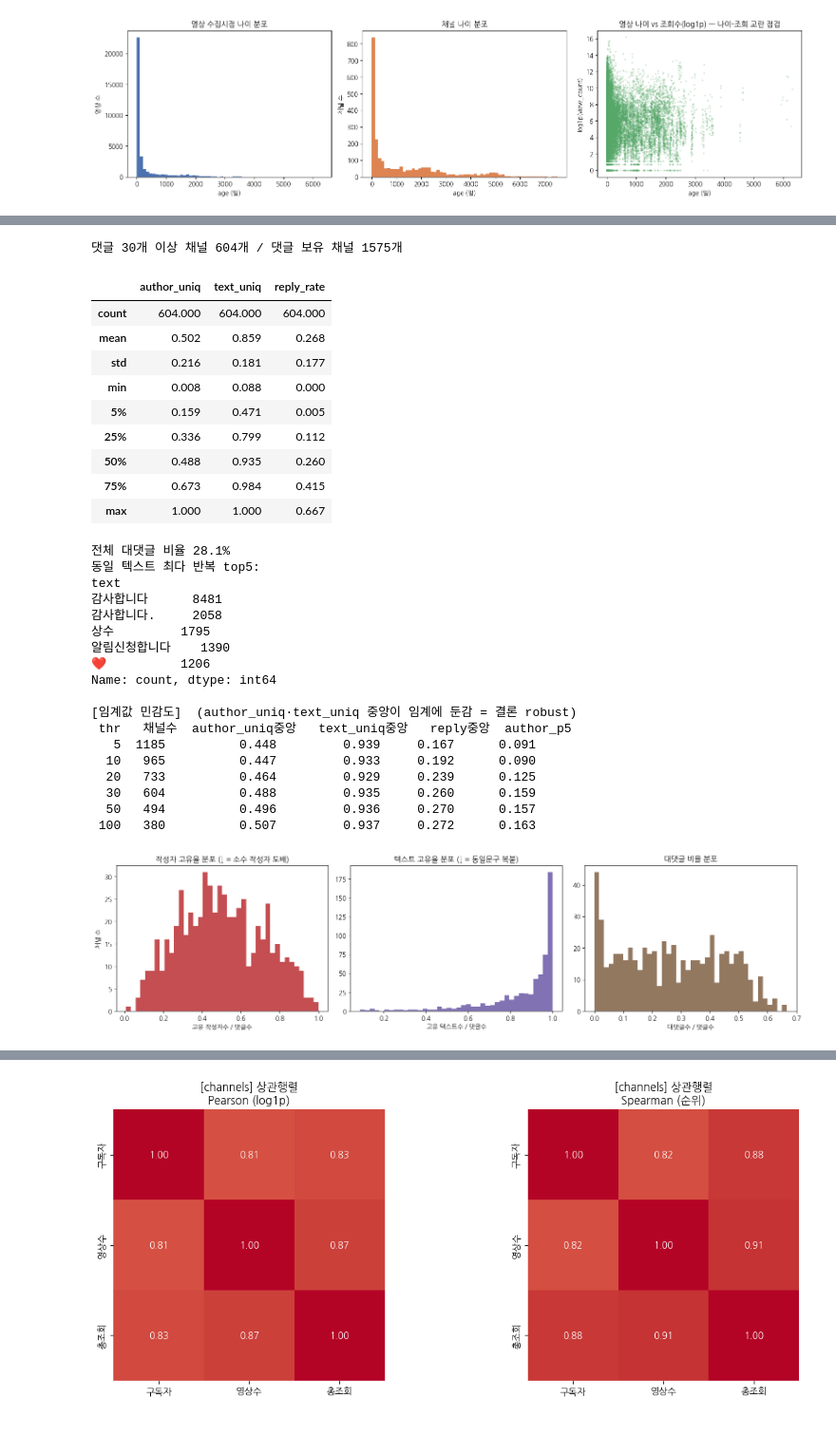
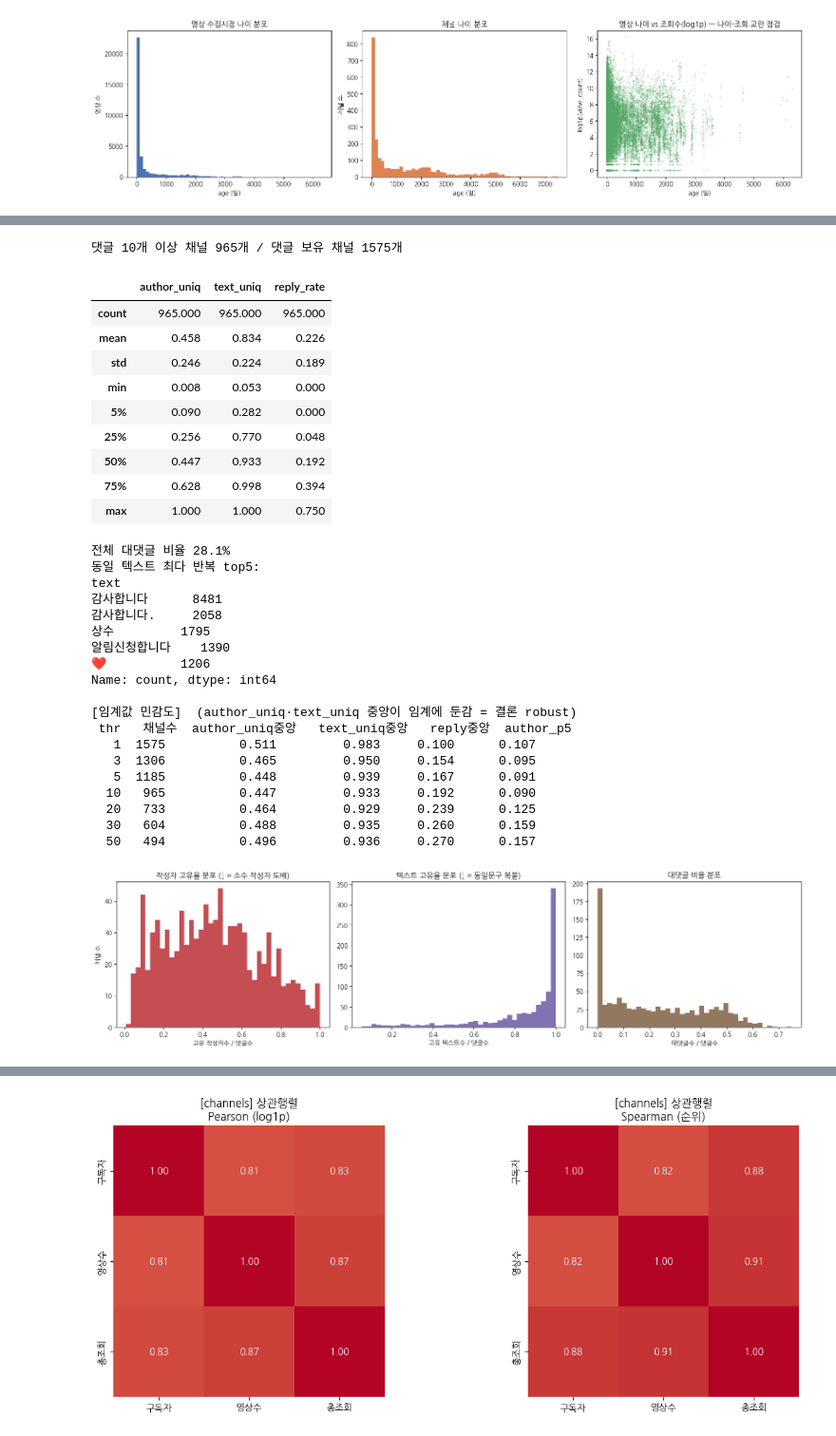
Before and after one commit to songyaeji/StockGuard_for_YouTube, a Jupyter notebook: notebooks/preprocessing.ipynb, the cells around one changed output, grey strips where cells are left out. Shown at 95% size. Saved outputs shown, nothing was run; the diff lists cells and outputs as text; code cells hidden in the pictures.

```diff
--- a/notebooks/preprocessing.ipynb
+++ b/notebooks/preprocessing.ipynb
@@ -737,57 +775,58 @@ beh = pd.DataFrame({
     'text_uniq'   : g['text'].nunique() / cmt_n,      # 텍스트 고유율 ↓ = 복붙 도배
     'reply_rate'  : df_comments['parent_id'].notna().groupby(df_comments['channel_id']).mean(),  # 대댓글 비율
 })
-beh_s = beh[beh['comment_n'] >= 30]   # 비율 분모 안정: 댓글 30개 이상 채널만
-print(f'댓글 30개 이상 채널 {len(beh_s)}개 / 댓글 보유 채널 {len(beh)}개')
+beh_s = beh[beh['comment_n'] >= 10]   # 비율 분모 안정: 댓글 10개 이상 채널만
+print(f'댓글 10개 이상 채널 {len(beh_s)}개 / 댓글 보유 채널 {len(beh)}개')
 display(beh_s[['author_uniq','text_uniq','reply_rate']].describe(percentiles=[.05,.25,.5,.75]).round(3))
 print(f'전체 대댓글 비율 {df_comments["parent_id"].notna().mean()*100:.1f}%')
 print('동일 텍스트 최다 반복 top5:'); print(df_comments['text'].value_counts().head(5))
 
-# 임계값 민감도: 댓글 최소 기준 30은 자의적 → 바꿔도 중앙 결론 안 흔들리는지(robust) 확인
+# 임계값 민감도: 댓글 최소 기준 10은 자의적 → 바꿔도 중앙 결론 안 흔들리는지(robust) 확인
 print('\n[임계값 민감도]  (author_uniq·text_uniq 중앙이 임계에 둔감 = 결론 robust)')
 print(f'{"thr":>4} {"채널수":>5} {"author_uniq중앙":>14} {"text_uniq중앙":>13} {"reply중앙":>9} {"author_p5":>10}')
-for t in [5, 10, 20, 30, 50, 100]:
+for t in [1, 3, 5, 10, 20, 30, 50]:
     s = beh[beh['comment_n'] >= t]
     print(f'{t:>4} {len(s):>5} {s["author_uniq"].median():>14.3f} {s["text_uniq"].median():>13.3f} '
           f'{s["reply_rate"].median():>9.3f} {s["author_uniq"].quantile(.05):>10.3f}')
 
 fig, ax = plt.subplots(1, 3, figsize=(16, 4.2))
 ax[0].hist(beh_s['author_uniq'], bins=40, color='#c44e52')
 ax[0].set_title('작성자 고유율 분포 (↓ = 소수 작성자 도배)'); ax[0].set_xlabel('고유 작성자수 / 댓글수'); ax[0].set_ylabel('채널 수')
 ax[1].hist(beh_s['text_uniq'], bins=40, color='#8172b3')
 ax[1].set_title('텍스트 고유율 분포 (↓ = 동일문구 복붙)'); ax[1].set_xlabel('고유 텍스트수 / 댓글수')
 ax[2].hist(beh_s['reply_rate'], bins=40, color='#937860')
 ax[2].set_title('대댓글 비율 분포'); ax[2].set_xlabel('대댓글수 / 댓글수')
 plt.tight_layout(); plt.show()
 # %% [output]
-댓글 30개 이상 채널 604개 / 댓글 보유 채널 1575개
+댓글 10개 이상 채널 965개 / 댓글 보유 채널 1575개
 |  | author_uniq | text_uniq | reply_rate |
-| count | 604.000 | 604.000 | 604.000 |
-| mean | 0.502 | 0.859 | 0.268 |
-| std | 0.216 | 0.181 | 0.177 |
-| min | 0.008 | 0.088 | 0.000 |
-| 5% | 0.159 | 0.471 | 0.005 |
-| 25% | 0.336 | 0.799 | 0.112 |
-| 50% | 0.488 | 0.935 | 0.260 |
-| 75% | 0.673 | 0.984 | 0.415 |
-| max | 1.000 | 1.000 | 0.667 |
+| count | 965.000 | 965.000 | 965.000 |
+| mean | 0.458 | 0.834 | 0.226 |
+| std | 0.246 | 0.224 | 0.189 |
+| min | 0.008 | 0.053 | 0.000 |
+| 5% | 0.090 | 0.282 | 0.000 |
+| 25% | 0.256 | 0.770 | 0.048 |
+| 50% | 0.447 | 0.933 | 0.192 |
+| 75% | 0.628 | 0.998 | 0.394 |
+| max | 1.000 | 1.000 | 0.750 |
 전체 대댓글 비율 28.1%
 동일 텍스트 최다 반복 top5:
 text
 감사합니다      8481
 감사합니다.     2058
 상수         1795
 알림신청합니다    1390
 ❤          1206
 Name: count, dtype: int64
 
 [임계값 민감도]  (author_uniq·text_uniq 중앙이 임계에 둔감 = 결론 robust)
  thr   채널수  author_uniq중앙   text_uniq중앙   reply중앙  author_p5
+   1  1575          0.511         0.983     0.100      0.107
+   3  1306          0.465         0.950     0.154      0.095
    5  1185          0.448         0.939     0.167      0.091
   10   965          0.447         0.933     0.192      0.090
   20   733          0.464         0.929     0.239      0.125
   30   604          0.488         0.935     0.260      0.159
   50   494          0.496         0.936     0.270      0.157
- 100   380          0.507         0.937     0.272      0.163
-[figure, old version]
+[figure, new version]
 # %% [markdown]
```
Also changed, not shown: parts of 64 cells of this notebook.
